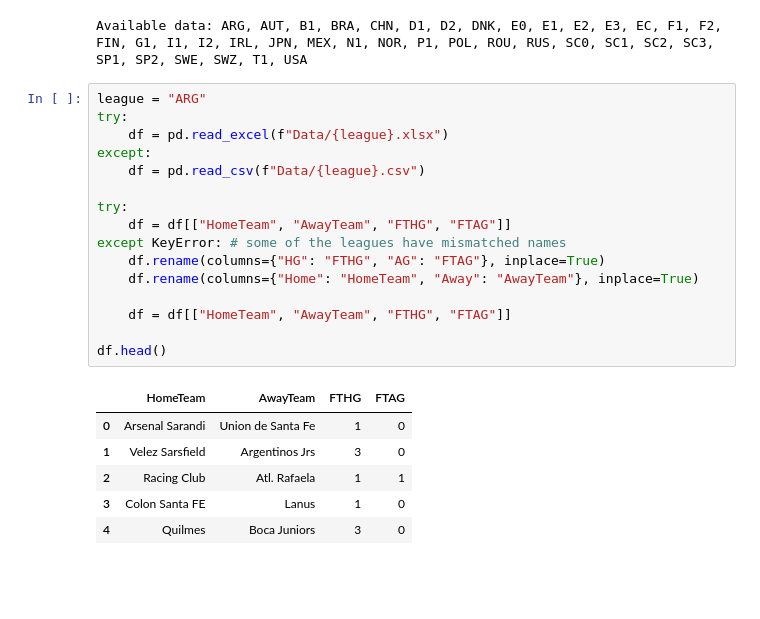
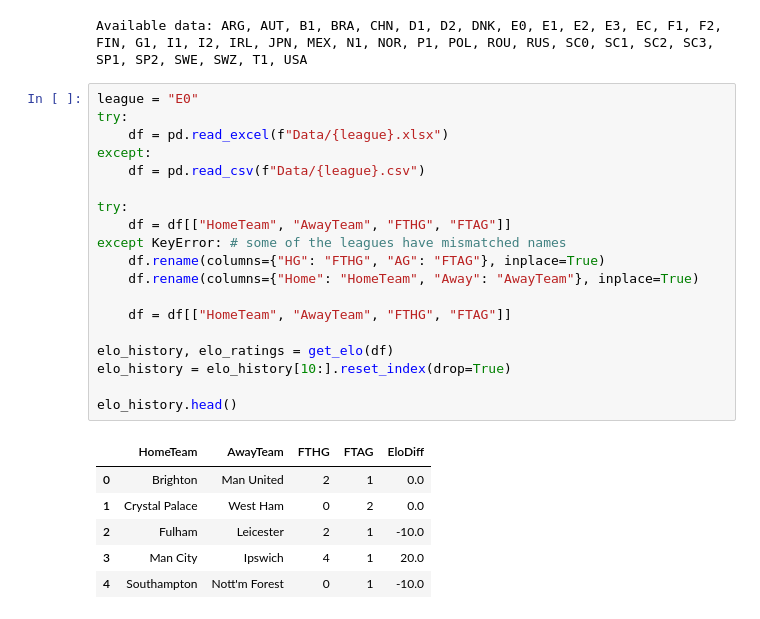
Before and after one commit to cormyster/sports, a Jupyter notebook: mixed model.ipynb, the cells around one changed output. Saved outputs shown, nothing was run; the diff lists cells and outputs as text; blank space fills up the shorter version.

```diff
--- a/mixed model.ipynb
+++ b/mixed model.ipynb
@@ -13,25 +13,28 @@ print(f"Available data: {', '.join(leagues)}")
 # %% [output]
 Available data: ARG, AUT, B1, BRA, CHN, D1, D2, DNK, E0, E1, E2, E3, EC, F1, F2, FIN, G1, I1, I2, IRL, JPN, MEX, N1, NOR, P1, POL, ROU, RUS, SC0, SC1, SC2, SC3, SP1, SP2, SWE, SWZ, T1, USA
 # %%
-league = "ARG"
+league = "E0"
 try:
     df = pd.read_excel(f"Data/{league}.xlsx")
 except:
     df = pd.read_csv(f"Data/{league}.csv")
 
 try:
     df = df[["HomeTeam", "AwayTeam", "FTHG", "FTAG"]]
 except KeyError: # some of the leagues have mismatched names
     df.rename(columns={"HG": "FTHG", "AG": "FTAG"}, inplace=True)
     df.rename(columns={"Home": "HomeTeam", "Away": "AwayTeam"}, inplace=True)
 
     df = df[["HomeTeam", "AwayTeam", "FTHG", "FTAG"]]
 
-df.head()
+elo_history, elo_ratings = get_elo(df)
+elo_history = elo_history[10:].reset_index(drop=True)
+
+elo_history.head()
 # %% [output]
-|  | HomeTeam | AwayTeam | FTHG | FTAG |
-| 0 | Arsenal Sarandi | Union de Santa Fe | 1 | 0 |
-| 1 | Velez Sarsfield | Argentinos Jrs | 3 | 0 |
-| 2 | Racing Club | Atl. Rafaela | 1 | 1 |
-| 3 | Colon Santa FE | Lanus | 1 | 0 |
-| 4 | Quilmes | Boca Juniors | 3 | 0 |
+|  | HomeTeam | AwayTeam | FTHG | FTAG | EloDiff |
+| 0 | Brighton | Man United | 2 | 1 | 0.0 |
+| 1 | Crystal Palace | West Ham | 0 | 2 | 0.0 |
+| 2 | Fulham | Leicester | 2 | 1 | -10.0 |
+| 3 | Man City | Ipswich | 4 | 1 | 20.0 |
+| 4 | Southampton | Nott'm Forest | 0 | 1 | -10.0 |
```
Also changed, not shown: parts of 6 cells of this notebook, 2 other files.
